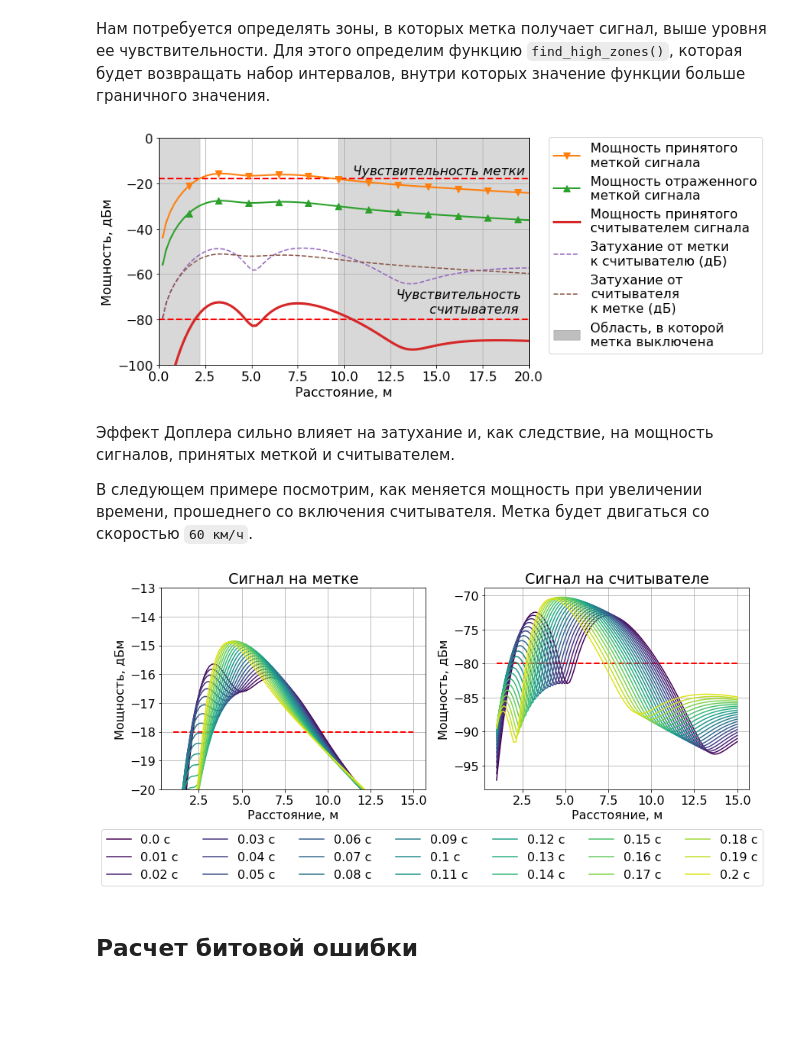
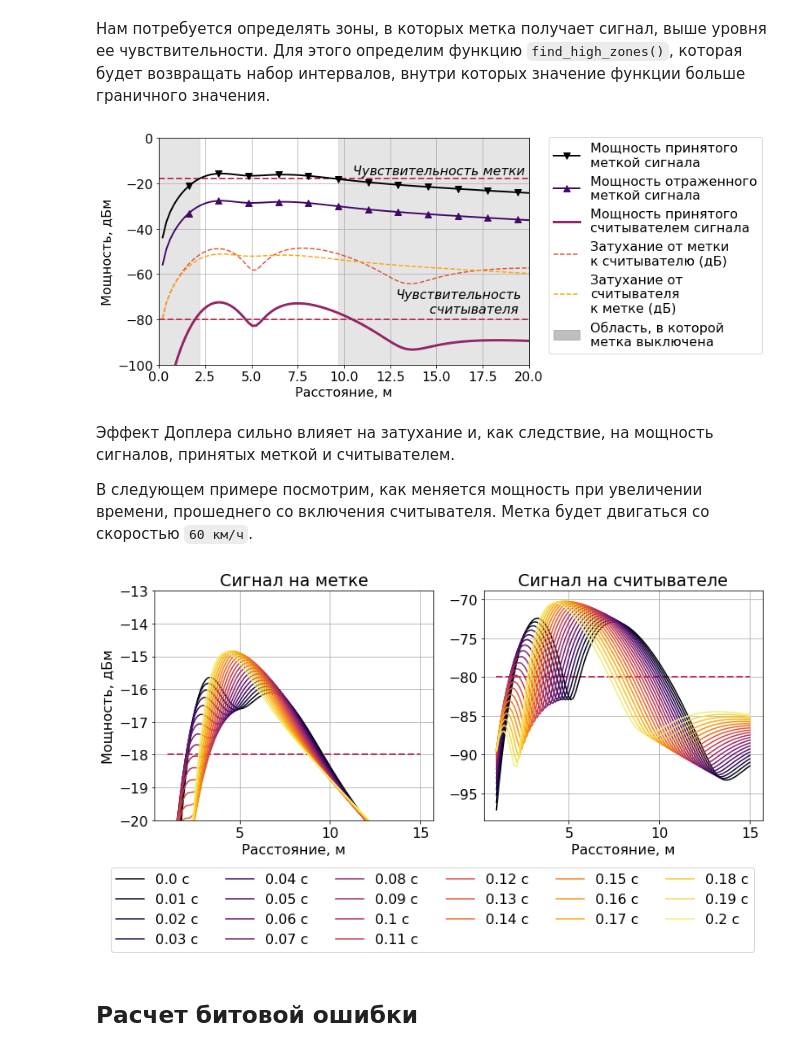
Before and after one commit to kruglov-mipt/diplom, a Jupyter notebook: experiments/Channel.ipynb, the cells around one changed output. Saved outputs shown, nothing was run; the diff lists cells and outputs as text; code cells hidden in the pictures; blank space fills up the shorter version.

```diff
--- a/experiments/Channel.ipynb
+++ b/experiments/Channel.ipynb
@@ -37,7 +37,7 @@ from pyons.models.rfid.pyradise import w2dbm, dbm2w, db2lin
 matplotlib.rcParams.update({'font.size': 16})
 
 # Цветовая схема для графиков
-CMAP_NAME = 'viridis'
+CMAP_NAME = 'inferno'
 matplotlib.rcParams.update({'image.cmap': CMAP_NAME})
 # %% [markdown]
 Определим переменные окружения, которые будут использоваться в эксперименте.
@@ -417,22 +426,22 @@ def plot_budget(out: Union[str, Sequence[str]] = ()):
 
     ax.plot(ox, tag_rx, label="Мощность принятого\nметкой сигнала",
             linewidth=2, linestyle='-', marker='v', markevery=8, markersize=8,
-            color='C1')
+            color=get_color(0))
     ax.plot(ox, tag_tx, label="Мощность отраженного\nметкой сигнала",
             linewidth=2, linestyle='-', marker='^', markevery=8, markersize=8,
-            color='C2')
+            color=get_color(0.2))
     ax.plot(ox, reader_rx, label="Мощность принятого\nсчитывателем сигнала",
-            linewidth=3, color='C3')
+            linewidth=3, color=get_color(0.4))
     ax.plot(ox, tag_pl, label="Затухание от метки\nк считывателю (дБ)",
-            linestyle='--', color='C4')
+            linestyle='--', color=get_color(0.6))
     ax.plot(ox, reader_pl, label="Затухание от\nсчитывателя\nк метке (дБ)",
-            linestyle='--', color='C5')
+            linestyle='--', color=get_color(0.8))
 
     # Нарисуем линии чувствительности метки и считывателя
-    ax.hlines(y=TAG_SENSITIVITY, xmin=ox[0], xmax=ox[-1], colors='r',
-              linestyles='--', linewidths=2)
-    ax.hlines(y=READER_SENSITIVITY, xmin=ox[0], xmax=ox[-1], colors='r',
-              linestyles='--', linewidths=2)
+    ax.hlines(y=TAG_SENSITIVITY, xmin=ox[0], xmax=ox[-1],
+              colors=get_color(0.5), linestyles='--', linewidths=2)
+    ax.hlines(y=READER_SENSITIVITY, xmin=ox[0], xmax=ox[-1],
+              colors=get_color(0.5), linestyles='--', linewidths=2)
 
     ax.text(x=10.5, y=TAG_SENSITIVITY+2, s="Чувствительность метки",
             fontdict={'style': 'italic'})
@@ -447,7 +456,7 @@ def plot_budget(out: Union[str, Sequence[str]] = ()):
             xy=(interval[0], y_min),
             width=(interval[1] - interval[0]),
             height=(y_max - y_min),
-            fill=True, color='gray', alpha=0.3))
+            fill=True, color='gray', alpha=0.2))
 
     ax.set_xlim((0, ox[-1]))
     ax.set_ylim((y_min, y_max))
@@ -468,7 +477,7 @@ def plot_budget(out: Union[str, Sequence[str]] = ()):
 
 plot_budget(out=("link_budget.pdf", "link_budget.png"))
 # %% [output]
-[figure, old version]
+[figure, new version]
 # %% [markdown]
 Эффект Доплера сильно влияет на затухание и, как следствие, на мощность сигналов,
 принятых меткой и считывателем.
@@ -480,44 +489,44 @@ def plot_rx_power_doppler(out: Union[str, Sequence[str]] = ()) -> None:
     ox = np.linspace(1, 15, 100)
     ts = np.linspace(0, 0.2, 21)
     v = kmph2mps(60)
-    fig, (ax0, ax1) = plt.subplots(figsize=(12, 5), nrows=1, ncols=2)
+    fig, (ax0, ax1) = plt.subplots(figsize=(11, 5), nrows=1, ncols=2)
 
     for i, t in enumerate(ts):
         tag_rx = [get_tag_rx(x, v, t) for x in ox]
         tag_tx = [get_tag_tx(rx) for rx in tag_rx]
         rdr_rx = [get_reader_rx(x, v, t, tx) for (x, tx) in zip(ox, tag_tx)]
 
         color = get_color(i / len(ts))
 
         ax0.plot(ox, tag_rx, label=f"{t} с", color=color)
         ax1.plot(ox, rdr_rx, color=color)
 
+    ax0.set_ylabel("Мощность, дБм")
     for ax in (ax0, ax1):
         ax.grid()
-        ax.set_ylabel("Мощность, дБм")
         ax.set_xlabel("Расстояние, м")
 
     ax0.set_ylim((-20, -13))
 
     ax0.set_title("Сигнал на метке")
     ax1.set_title("Сигнал на считывателе")
 
-    ax0.hlines(y=TAG_SENSITIVITY, xmin=ox[0], xmax=ox[-1], colors='r',
-               linestyles='--', linewidths=2)
-    ax1.hlines(y=READER_SENSITIVITY, xmin=ox[0], xmax=ox[-1], colors='r',
-               linestyles='--', linewidths=2)
+    ax0.hlines(y=TAG_SENSITIVITY, xmin=ox[0], xmax=ox[-1],
+               colors=get_color(0.5), linestyles='--', linewidths=2)
+    ax1.hlines(y=READER_SENSITIVITY, xmin=ox[0], xmax=ox[-1],
+               colors=get_color(0.5), linestyles='--', linewidths=2)
 
     handles, labels = ax0.get_legend_handles_labels()
     fig.legend(handles, labels, loc='lower center',
-               bbox_to_anchor=(0.5, -0.21), ncol=7)
+               bbox_to_anchor=(0.5, -0.28), ncol=6)
 
     plt.tight_layout()
     savefig(out)
 
 
 plot_rx_power_doppler(("rx_power_doppler.png", "rx_power_doppler.pdf"))
 # %% [output]
-[figure, old version]
+[figure, new version]
 # %% [markdown]
 ## Расчет битовой ошибки
 # %% [markdown]
```
Also changed, not shown: parts of 5 cells of this notebook, 14 other files.
